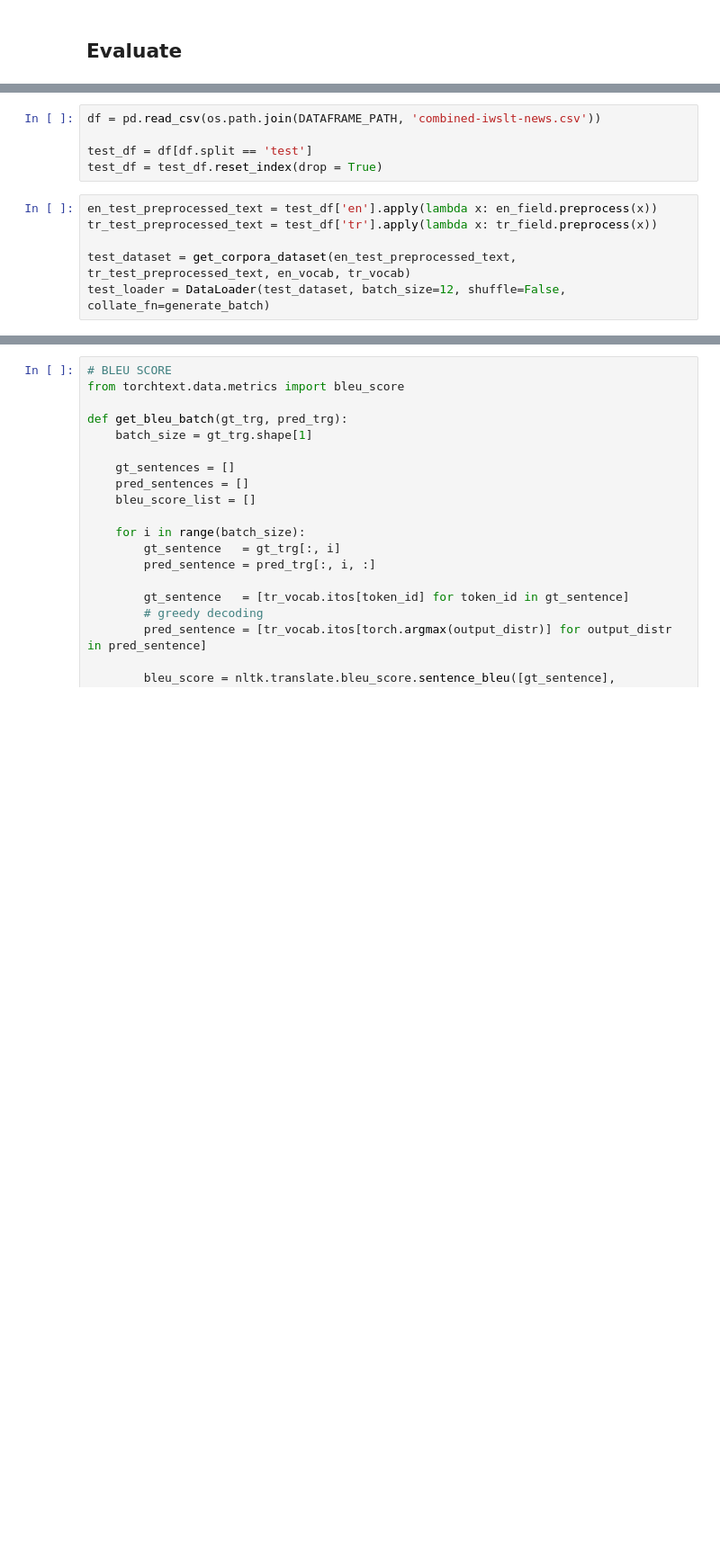
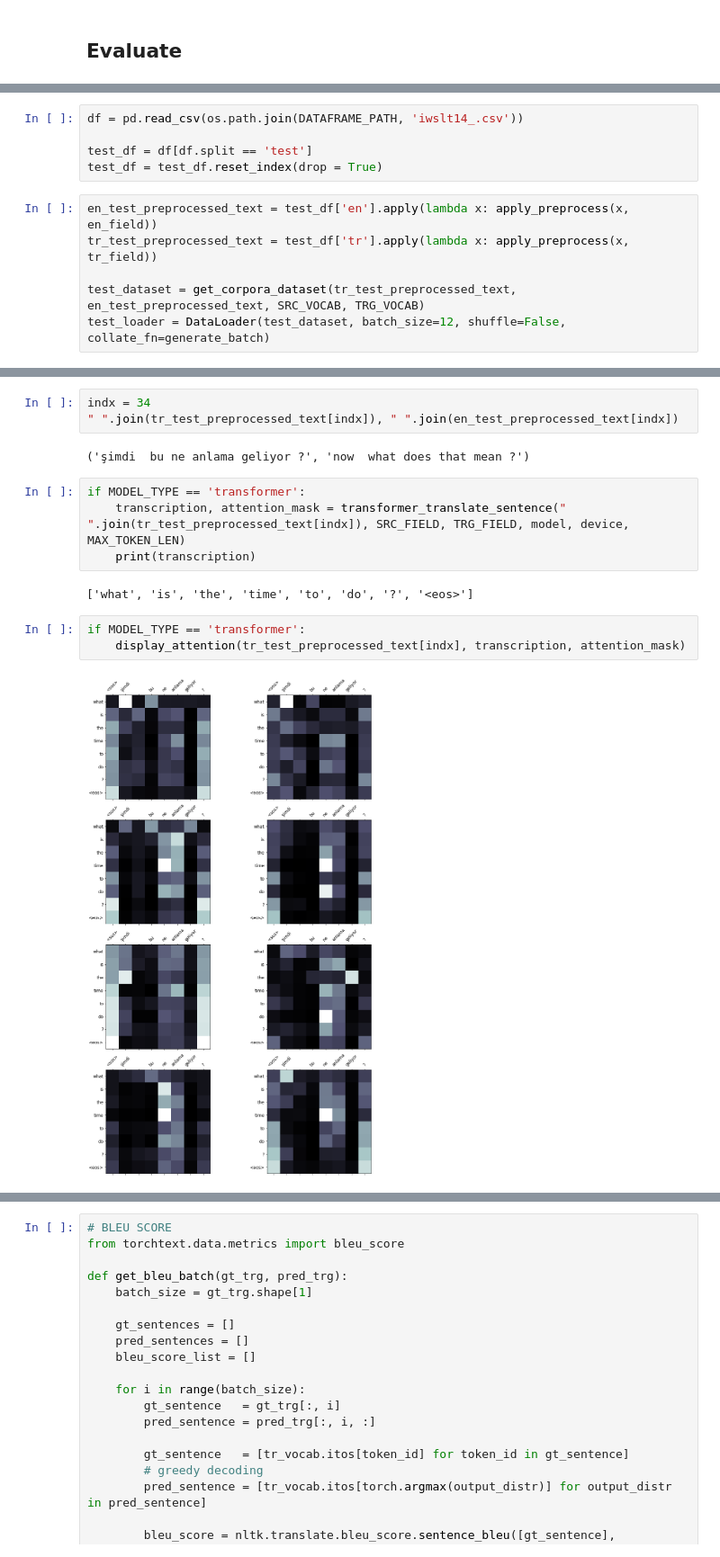
Before and after one commit to firatkizilirmakk/NMT-EnglishTurkish, a Jupyter notebook: train.ipynb, the cells around one changed output, grey strips where cells are left out. Shown: that part at 90% size. Cells and saved outputs as stored; diff of their text form; blank space fills up the shorter version.

Commit message:
Add new model, train scheme, and dataframes

```diff
--- a/train.ipynb
+++ b/train.ipynb
@@ -512,11 +767,11 @@ Saving model_checkpoints/recurrent_model.pkl at EPOCH: 11
 # %%
-df = pd.read_csv(os.path.join(DATAFRAME_PATH, 'combined-iwslt-news.csv'))
+df = pd.read_csv(os.path.join(DATAFRAME_PATH, 'iwslt14_.csv'))
 
 test_df = df[df.split == 'test']
 test_df = test_df.reset_index(drop = True)
 # %%
-en_test_preprocessed_text = test_df['en'].apply(lambda x: en_field.preprocess(x))
-tr_test_preprocessed_text = test_df['tr'].apply(lambda x: tr_field.preprocess(x))
+en_test_preprocessed_text = test_df['en'].apply(lambda x: apply_preprocess(x, en_field))
+tr_test_preprocessed_text = test_df['tr'].apply(lambda x: apply_preprocess(x, tr_field))
 
-test_dataset = get_corpora_dataset(en_test_preprocessed_text, tr_test_preprocessed_text, en_vocab, tr_vocab)
+test_dataset = get_corpora_dataset(tr_test_preprocessed_text, en_test_preprocessed_text, SRC_VOCAB, TRG_VOCAB)
 test_loader = DataLoader(test_dataset, batch_size=12, shuffle=False, collate_fn=generate_batch)
@@ -522,0 +790,16 @@ test_loader = DataLoader(test_dataset, batch_size=12, shuffle=False, collate_fn=
+# %%
+indx = 34
+" ".join(tr_test_preprocessed_text[indx]), " ".join(en_test_preprocessed_text[indx])
+# %% [output]
+('şimdi  bu ne anlama geliyor ?', 'now  what does that mean ?')
+# %%
+if MODEL_TYPE == 'transformer':
+    transcription, attention_mask = transformer_translate_sentence(" ".join(tr_test_preprocessed_text[indx]), SRC_FIELD, TRG_FIELD, model, device, MAX_TOKEN_LEN)
+    print(transcription)
+# %% [output]
+['what', 'is', 'the', 'time', 'to', 'do', '?', '<eos>']
+# %%
+if MODEL_TYPE == 'transformer':
+    display_attention(tr_test_preprocessed_text[indx], transcription, attention_mask)
+# %% [output]
+[figure, added]
```
Also changed, not shown: parts of 37 cells of this notebook, 12 other files.
